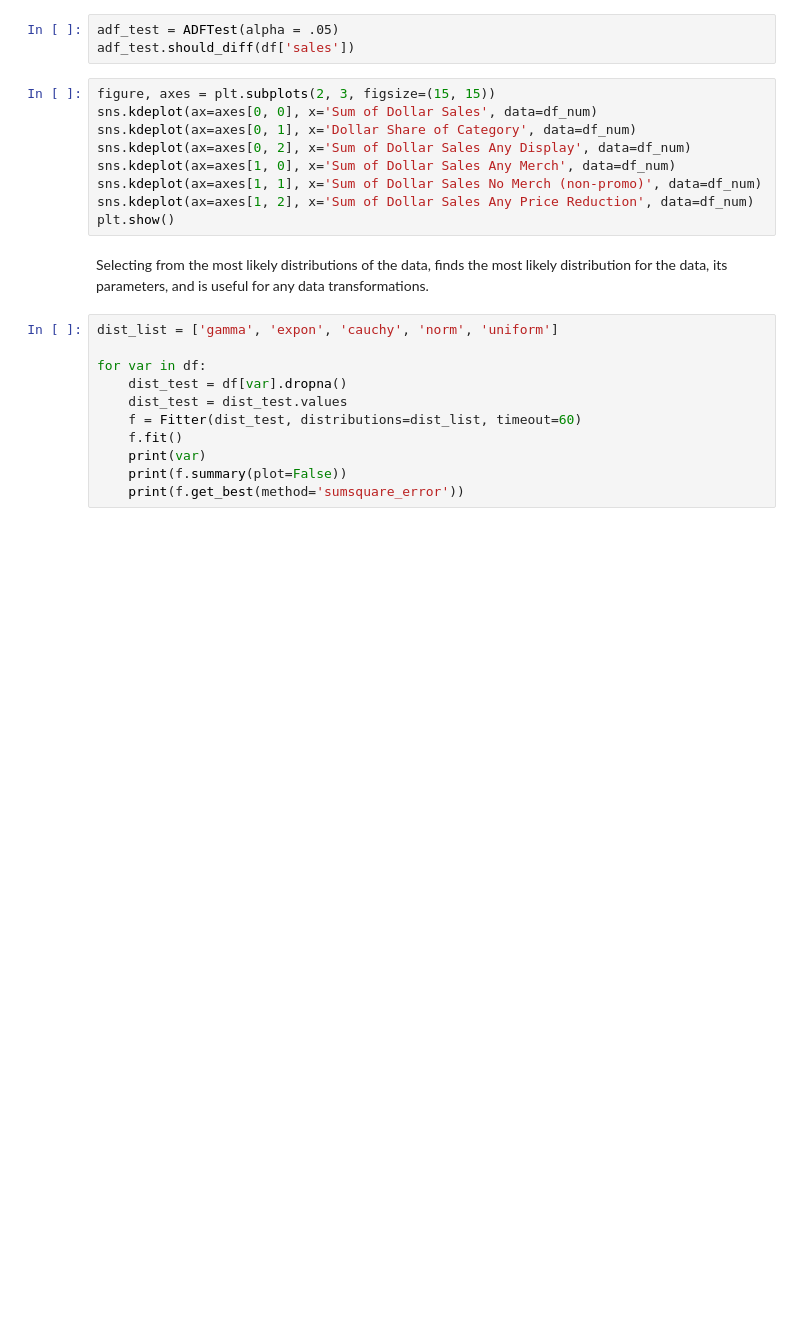
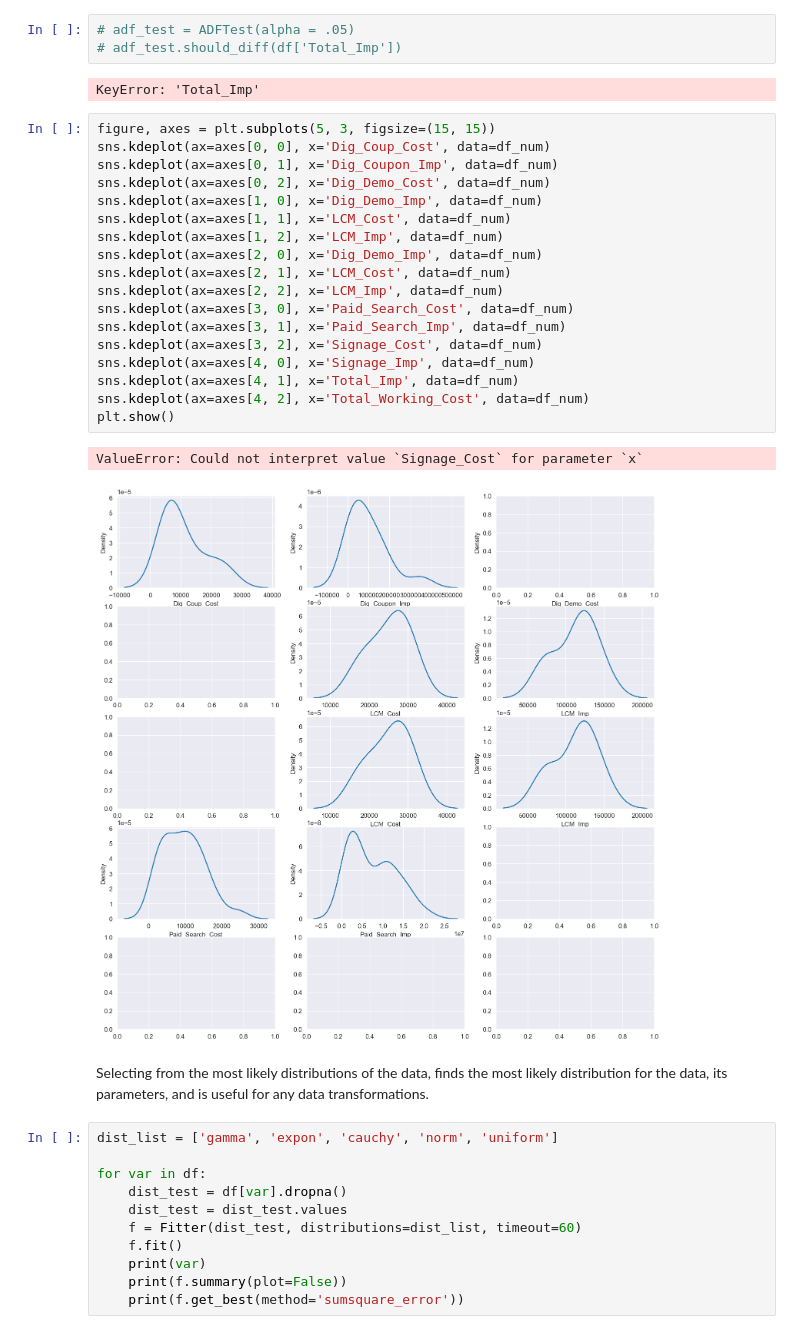
Before and after one commit to NA-Git/Bayesian_Methods, a Jupyter notebook: attribution/MMM/EDA.ipynb, the cells around one changed output. Saved outputs shown, nothing was run; the diff lists cells and outputs as text; blank space fills up the shorter version.

```diff
--- a/attribution/MMM/EDA.ipynb
+++ b/attribution/MMM/EDA.ipynb
@@ -75,15 +259,29 @@ viz.view()
 # %%
-adf_test = ADFTest(alpha = .05)
-adf_test.should_diff(df['sales'])
+# adf_test = ADFTest(alpha = .05)
+# adf_test.should_diff(df['Total_Imp'])
+# %% [output]
+KeyError: 'Total_Imp'
 # %%
-figure, axes = plt.subplots(2, 3, figsize=(15, 15))
-sns.kdeplot(ax=axes[0, 0], x='Sum of Dollar Sales', data=df_num)
-sns.kdeplot(ax=axes[0, 1], x='Dollar Share of Category', data=df_num)
-sns.kdeplot(ax=axes[0, 2], x='Sum of Dollar Sales Any Display', data=df_num)
-sns.kdeplot(ax=axes[1, 0], x='Sum of Dollar Sales Any Merch', data=df_num)
-sns.kdeplot(ax=axes[1, 1], x='Sum of Dollar Sales No Merch (non-promo)', data=df_num)
-sns.kdeplot(ax=axes[1, 2], x='Sum of Dollar Sales Any Price Reduction', data=df_num)
+figure, axes = plt.subplots(5, 3, figsize=(15, 15))
+sns.kdeplot(ax=axes[0, 0], x='Dig_Coup_Cost', data=df_num)
+sns.kdeplot(ax=axes[0, 1], x='Dig_Coupon_Imp', data=df_num)
+sns.kdeplot(ax=axes[0, 2], x='Dig_Demo_Cost', data=df_num)
+sns.kdeplot(ax=axes[1, 0], x='Dig_Demo_Imp', data=df_num)
+sns.kdeplot(ax=axes[1, 1], x='LCM_Cost', data=df_num)
+sns.kdeplot(ax=axes[1, 2], x='LCM_Imp', data=df_num)
+sns.kdeplot(ax=axes[2, 0], x='Dig_Demo_Imp', data=df_num)
+sns.kdeplot(ax=axes[2, 1], x='LCM_Cost', data=df_num)
+sns.kdeplot(ax=axes[2, 2], x='LCM_Imp', data=df_num)
+sns.kdeplot(ax=axes[3, 0], x='Paid_Search_Cost', data=df_num)
+sns.kdeplot(ax=axes[3, 1], x='Paid_Search_Imp', data=df_num)
+sns.kdeplot(ax=axes[3, 2], x='Signage_Cost', data=df_num)
+sns.kdeplot(ax=axes[4, 0], x='Signage_Imp', data=df_num)
+sns.kdeplot(ax=axes[4, 1], x='Total_Imp', data=df_num)
+sns.kdeplot(ax=axes[4, 2], x='Total_Working_Cost', data=df_num)
 plt.show()
+# %% [output]
+ValueError: Could not interpret value `Signage_Cost` for parameter `x`
+[figure, added]
 # %% [markdown]
 Selecting from the most likely distributions of the data,
 finds the most likely distribution for the data, its parameters,
```
Also changed, not shown: parts of 21 cells of this notebook, 18 other files.
